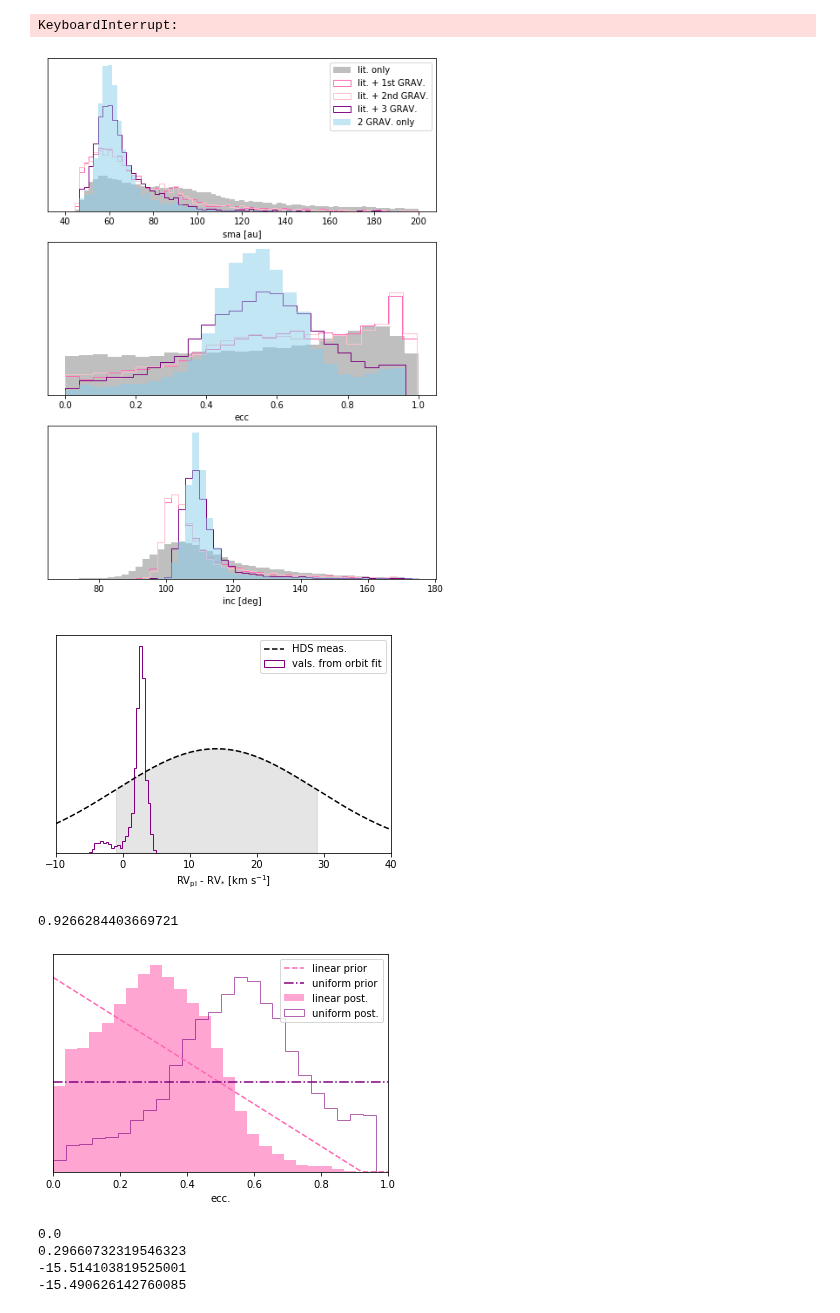
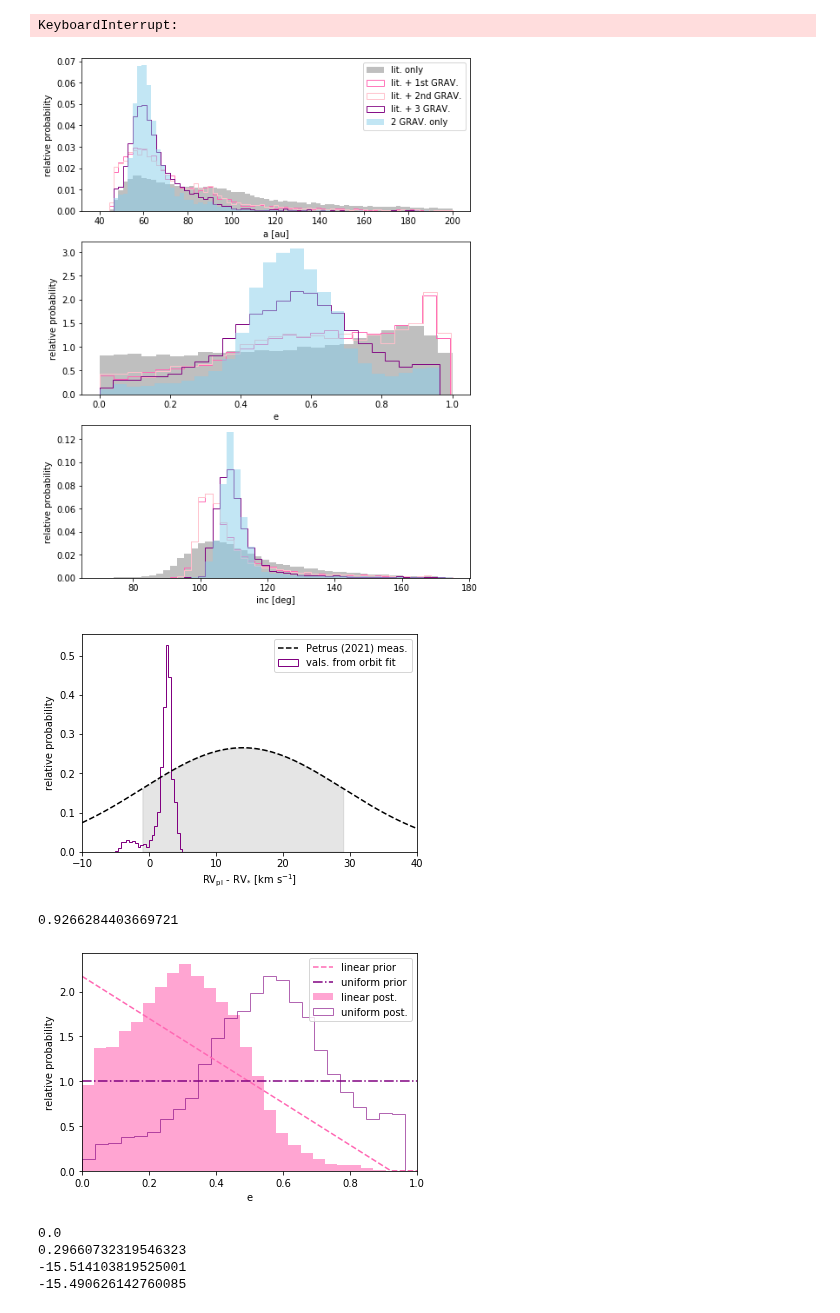
Before and after one commit to sblunt/hip65426, a Jupyter notebook: orbit_plots.ipynb, the cells around one changed output. Cells and saved outputs as stored; diff of their text form; code cells hidden in the pictures.

Commit message:
minor plot tweaks

```diff
--- a/orbit_plots.ipynb
+++ b/orbit_plots.ipynb
@@ -63,11 +63,11 @@ all_results = {
         "results/with_first_vlti_pointwith_second_vlti_point/",
     ],
     fixed_ecc_results: [
-        "all data, ecc. fixed to 0",
+        "all data, e fixed to 0",
         "results/with_literature_astromwith_first_vlti_pointwith_second_vlti_pointwith_third_vlti_point_fixed_ecc/",
     ],
     lin_ecc_results: [
-        "all data, decreasing ecc. prior",
+        "all data, decreasing e prior",
         "results/with_literature_astromwith_first_vlti_pointwith_second_vlti_pointwith_third_vlti_point_linear_ecc/",
     ],
 }
@@ -173,11 +173,9 @@ for param in params.keys():
 # %%
 # plot all the sma, ecc, and inc posteriors
 fig, ax = plt.subplots(3, 1, figsize=(8, 11))
-for a in ax:
-    a.set_yticks([])
 
-ax[0].set_xlabel("sma [au]")
-ax[1].set_xlabel("ecc")
+ax[0].set_xlabel("a [au]")
+ax[1].set_xlabel("e")
 ax[2].set_xlabel("inc [deg]")
 
 plot_dict = {
@@ -207,34 +205,37 @@ for res, lab in zip(
         "lit. + 2nd GRAV.",
         "lit. + 3 GRAV.",
         "2 GRAV. only",
     ],
 ):
     ax[0].hist(
         res.post[:, res.system.param_idx["sma1"]],
         bins=75,
         range=(40, 200),
         label=lab,
         **plot_dict[res],
         density=True
     )
     ax[1].hist(
         res.post[:, res.system.param_idx["ecc1"]],
         bins=25,
         **plot_dict[res],
         density=True
     )
     ax[2].hist(
         np.degrees(res.post[:, res.system.param_idx["inc1"]]),
         range=(70, 175),
         bins=50,
         **plot_dict[res],
         density=True
     )
 
+for a in ax:
+    a.set_ylabel("relative probability")
+    # a.set_yticks([])
 ax[0].legend()
 plt.savefig("results/plots/orbit_compare.png", dpi=250)
 # %% [output]
-[figure, old version]
+[figure, new version]
 # %%
 # plot the planetary RV vs the measurement
 
@@ -274,9 +275,14 @@ def norm(x, mu, sig):
 
 
 plt.plot(
-    rv2plot, 10 * norm(rv2plot, rv_meas, rv_unc), label="HDS meas.", color="k", ls="--"
+    rv2plot,
+    10 * norm(rv2plot, rv_meas, rv_unc),
+    label="Petrus (2021) meas.",
+    color="k",
+    ls="--",
 )
-plt.yticks([])
+# plt.yticks([])
+plt.ylabel("relative probability")
 plt.xlabel("RV$_{{\\rm pl}}$ - RV$_{{*}}$ [km s$^{{-1}}$]")
 plt.xlim(-10, 40)
 
@@ -293,7 +299,7 @@ plt.fill_between(
 plt.legend()
 plt.savefig("results/plots/rv_meas.png", dpi=250)
 # %% [output]
-[figure, old version]
+[figure, new version]
 # %%
 # compare the eccentricity posteriors using different priors
 
@@ -325,12 +331,14 @@ plt.plot(xplot, yplot, color=colors[0], ls="--", label="linear prior")
 plt.plot(xplot, np.ones(len(xplot)), color=colors[1], ls="-.", label="uniform prior")
 plt.xlim(0, 1)
 plt.legend()
-plt.yticks([])
-plt.xlabel("ecc.")
+# plt.yticks([])
+plt.ylabel("relative probability")
+
+plt.xlabel("e")
 plt.savefig("results/plots/ecc_compare.png", dpi=250)
 # %% [output]
 0.9266284403669721
-[figure, old version]
+[figure, new version]
 # %%
 # plot the log-likelihoods for the fixed eccentricity posterior vs the accepted one
 
```
Also changed, not shown: parts of 3 cells of this notebook, 1 other file.
